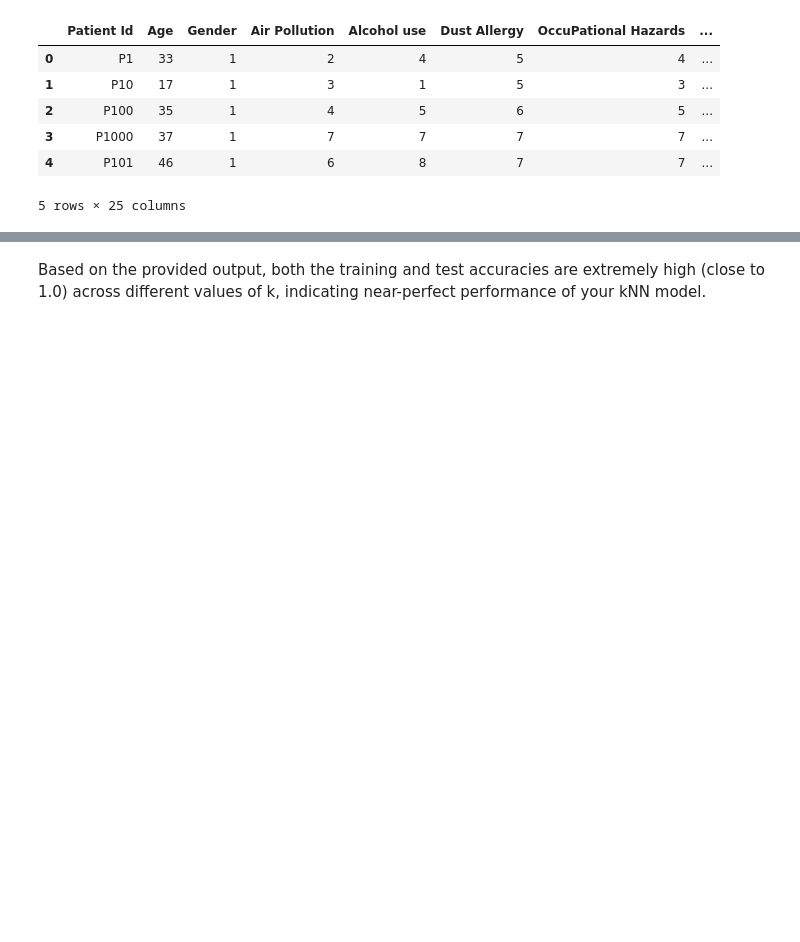
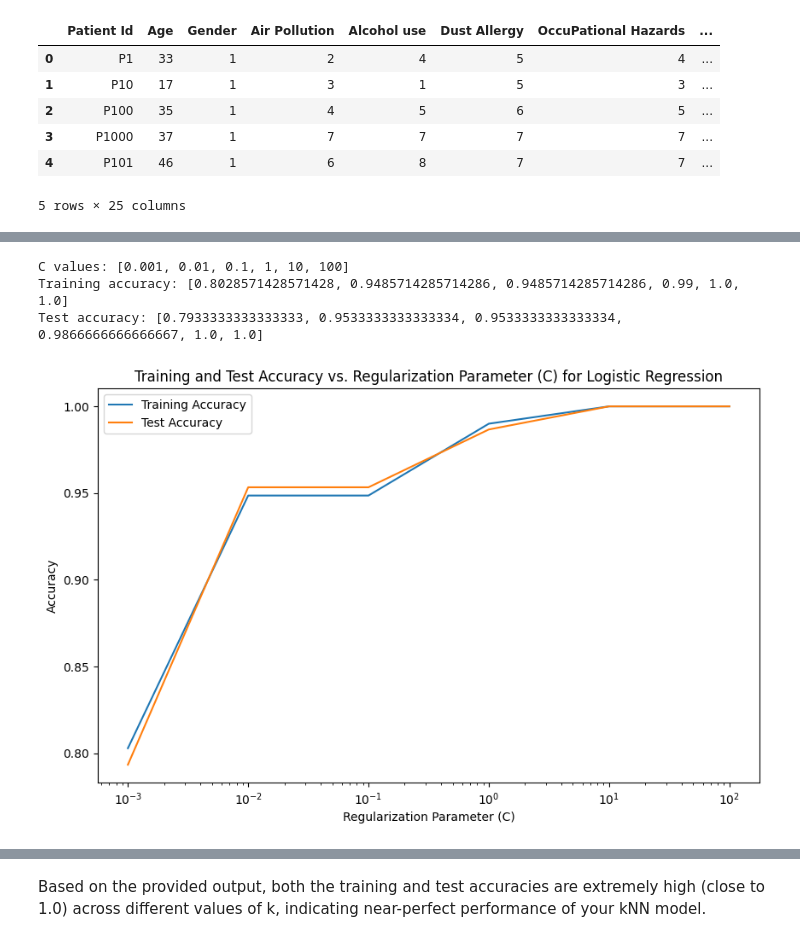
Before and after one commit to eugenegancw/Lung_Cancer_Prediction, a Jupyter notebook: LinearModels_HyperparameterTuning_final.ipynb, the cells around one changed output, grey strips where cells are left out. Drawn from its saved outputs; the diff is of its cells as text; code cells hidden in the pictures; blank space fills up the shorter version.

```diff
--- a/LinearModels_HyperparameterTuning_final.ipynb
+++ b/LinearModels_HyperparameterTuning_final.ipynb
@@ -134,0 +117,46 @@ KNN prediction Accuracy:  0.9966666666666667
+# %%
+
+def explore_logistic_regression(C_values):
+    global X_train, X_test, y_train, y_test
+    train_lst = []
+    test_lst = []
+
+    for C_value in C_values:
+        # Create and fit the logistic regression model
+        logreg = LogisticRegression(C=C_value, max_iter=1000)
+        logreg.fit(X_train, y_train)
+
+        # Compute training error
+        train_preds = logreg.predict(X_train)
+        train_acc_score= accuracy_score(y_train, train_preds)
+        train_lst.append(train_acc_score)
+
+        # Compute test error
+        test_preds = logreg.predict(X_test)
+        test_acc_score= accuracy_score(y_test, test_preds)
+        test_lst.append(test_acc_score)
+
+    # Print errors
+    print("C values:", C_values)
+    print("Training accuracy:", train_lst)
+    print("Test accuracy:", test_lst)
+
+    # Plot errors
+    plt.figure(figsize=(10, 6))
+    plt.plot(C_values, train_lst, label="Training Accuracy")
+    plt.plot(C_values, test_lst, label="Test Accuracy")
+    plt.xscale('log')  #log scale for C values
+    plt.ylabel("Accuracy")
+    plt.xlabel("Regularization Parameter (C)")
+    plt.title("Training and Test Accuracy vs. Regularization Parameter (C) for Logistic Regression")
+    plt.legend()
+    plt.show()
+
+# Example usage:
+C_values = [0.001, 0.01, 0.1, 1, 10, 100]
+explore_logistic_regression(C_values)
+# %% [output]
+C values: [0.001, 0.01, 0.1, 1, 10, 100]
+Training accuracy: [0.8028571428571428, 0.9485714285714286, 0.9485714285714286, 0.99, 1.0, 1.0]
+Test accuracy: [0.7933333333333333, 0.9533333333333334, 0.9533333333333334, 0.9866666666666667, 1.0, 1.0]
+[figure, added]
```
Also changed, not shown: parts of 38 cells of this notebook.
